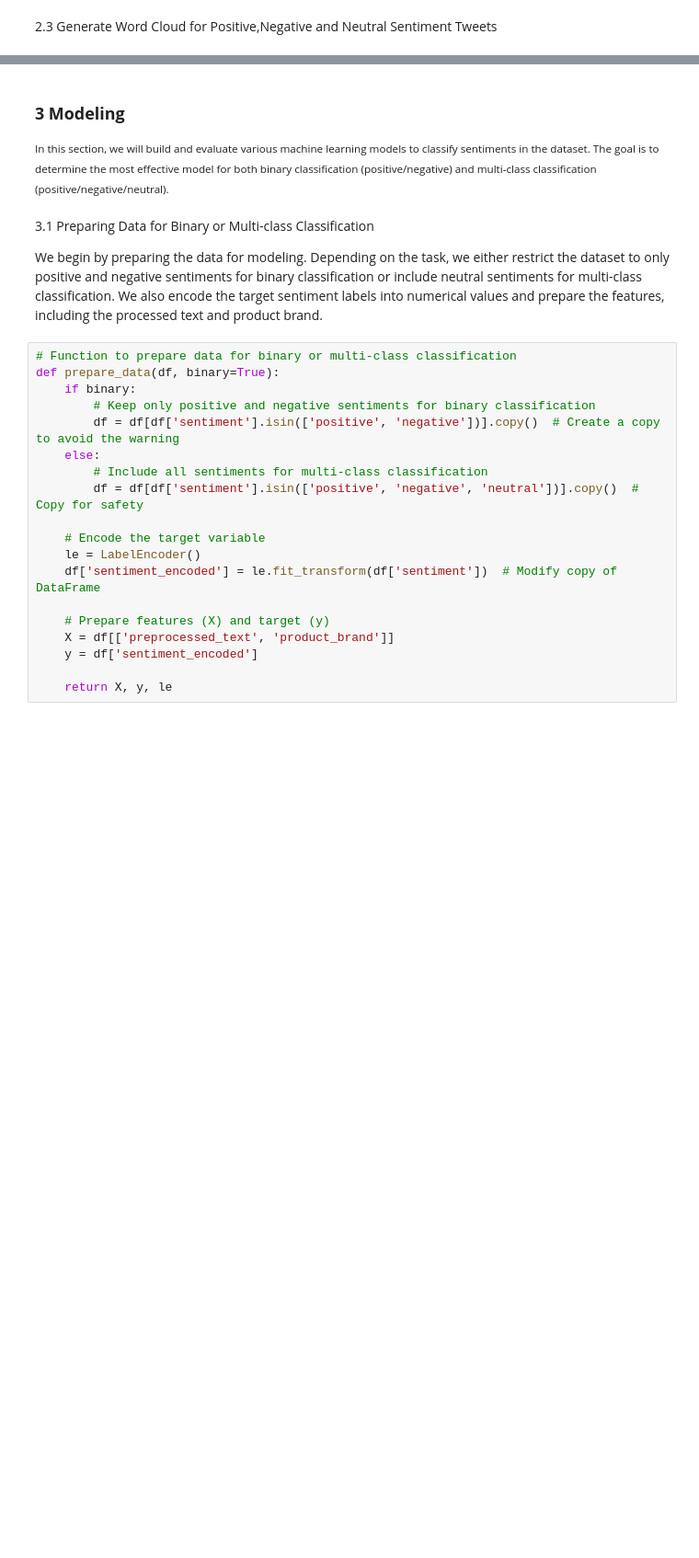
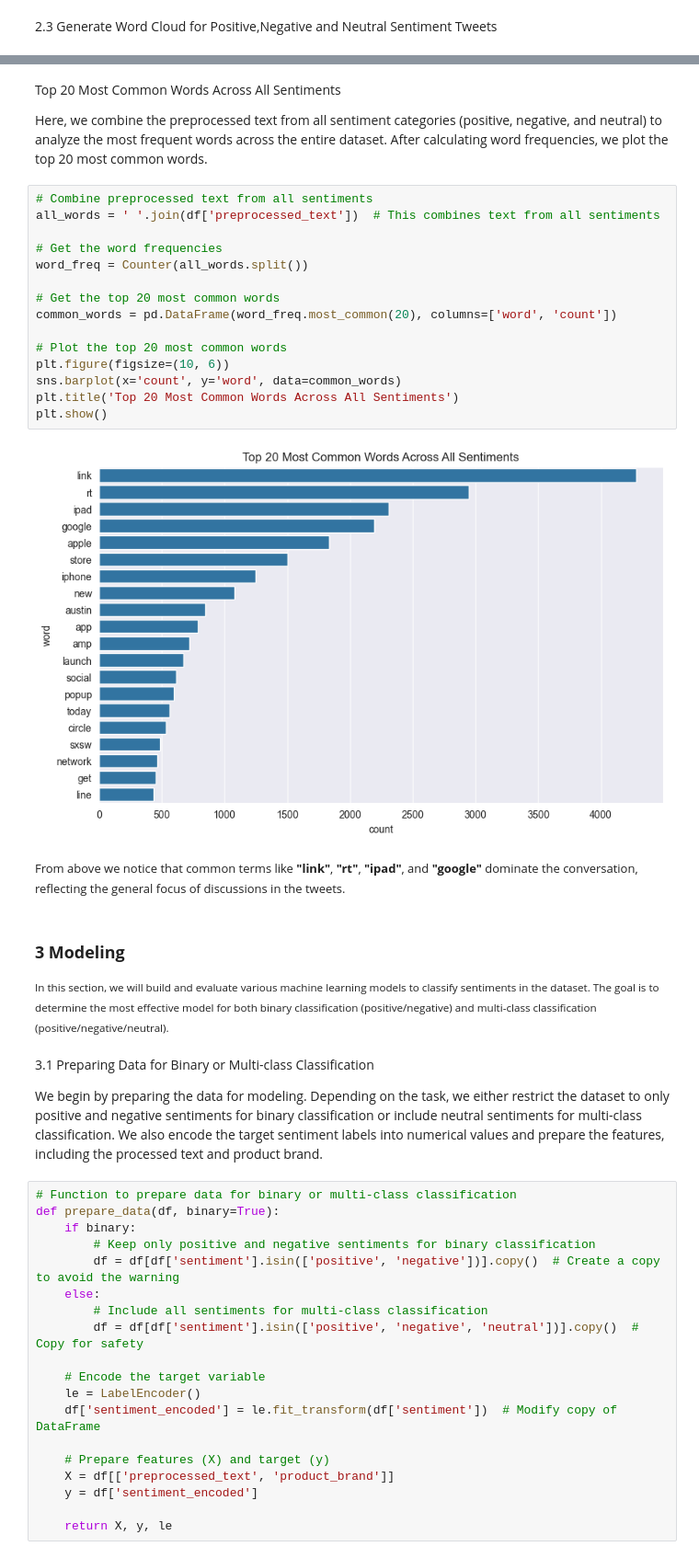
Before and after one commit to Mosota-Kemunto-Gladys-2020/Sentiment_project, a Jupyter notebook: Group_4_final.ipynb, the cells around one changed output, grey strips where cells are left out. Shown at 92% size. Cells and saved outputs as stored; diff of their text form; blank space fills up the shorter version.

```diff
--- a/Group_4_final.ipynb
+++ b/Group_4_final.ipynb
@@ -519,3 +541,26 @@ create_wordcloud(df.loc[df['sentiment']=='neutral'], df['preprocessed_text'])
+# %% [markdown]
+Top 20 Most Common Words Across All Sentiments
+
+Here, we combine the preprocessed text from all sentiment categories (positive, negative, and neutral) to analyze the most frequent words across the entire dataset. After calculating word frequencies, we plot the top 20 most common words.
+# %%
+# Combine preprocessed text from all sentiments
+all_words = ' '.join(df['preprocessed_text'])  # This combines text from all sentiments
+
+# Get the word frequencies
+word_freq = Counter(all_words.split())
+
+# Get the top 20 most common words
+common_words = pd.DataFrame(word_freq.most_common(20), columns=['word', 'count'])
+
+# Plot the top 20 most common words
+plt.figure(figsize=(10, 6))
+sns.barplot(x='count', y='word', data=common_words)
+plt.title('Top 20 Most Common Words Across All Sentiments')
+plt.show()
+# %% [output]
+[figure, added]
+# %% [markdown]
+<span style="font-size: small;"> From above we notice that common terms like <b>"link"</b>, <b>"rt"</b>, <b>"ipad"</b>, and <b>"google"</b> dominate the conversation, reflecting the general focus of discussions in the tweets.</span>
 # %% [markdown]
 ### **3 Modeling**
 
```
Also changed, not shown: parts of 11 cells of this notebook.
